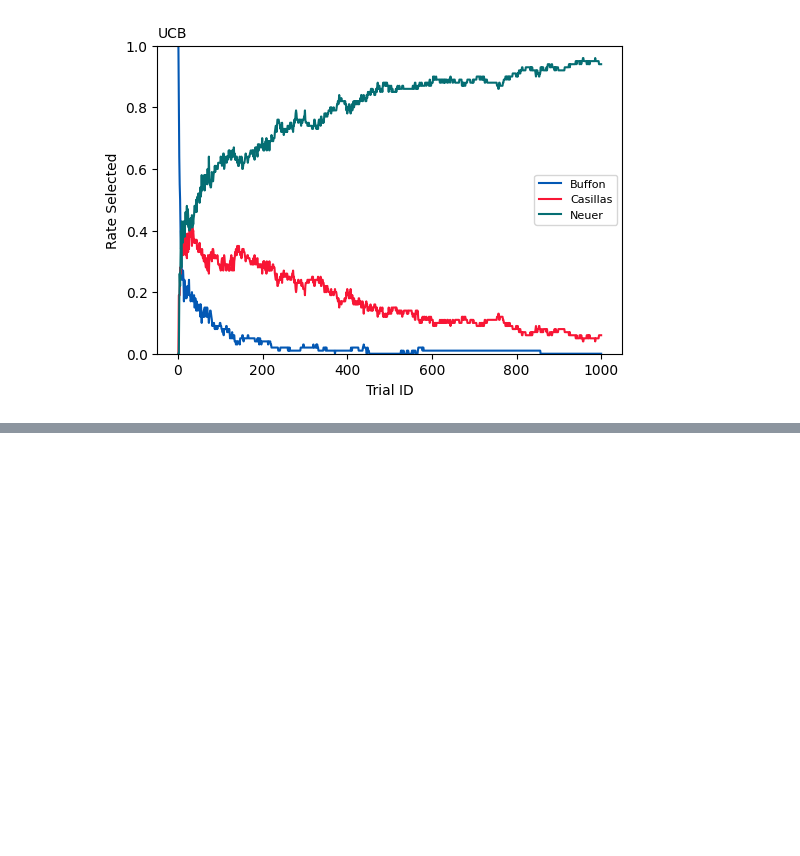
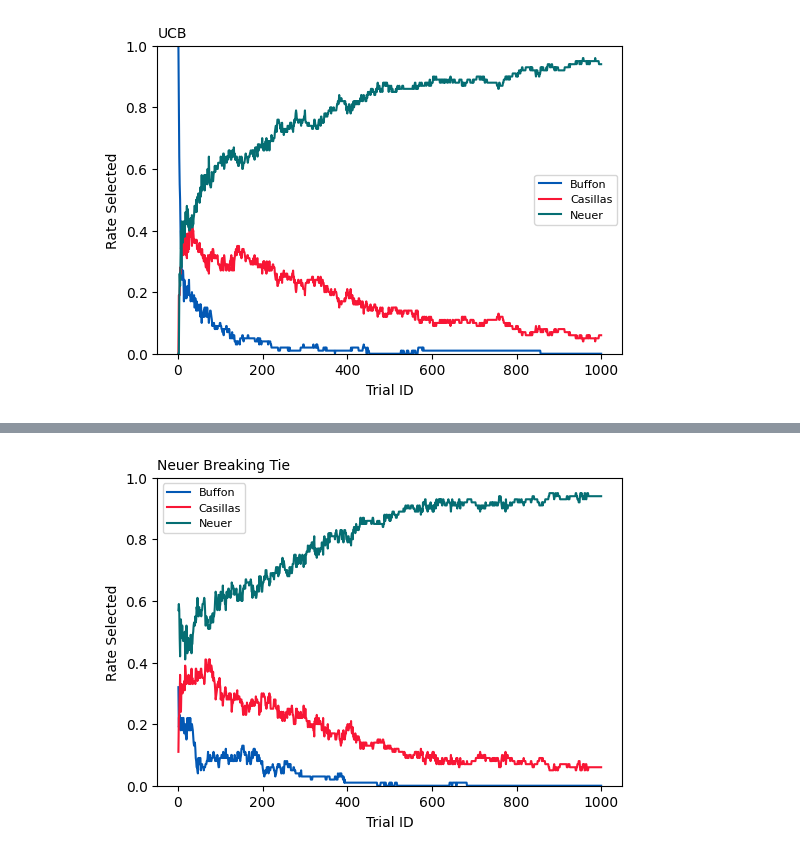
Before and after one commit to rgbuckley/goalkeeper_ab_test, a Jupyter notebook: bandit.ipynb, the cells around one changed output, grey strips where cells are left out. Drawn from its saved outputs; the diff is of its cells as text; code cells hidden in the pictures; blank space fills up the shorter version.

```diff
--- a/bandit.ipynb
+++ b/bandit.ipynb
@@ -1661,0 +1914,4 @@ plot_top_goalkeeper_rate_simulation(df_sim_ucb, 'UCB')
+# %%
+plot_top_goalkeeper_rate_simulation(df_sim_tom_3, 'Neuer Breaking Tie')
+# %% [output]
+[figure, added]
```
Also changed, not shown: parts of 24 cells of this notebook.
